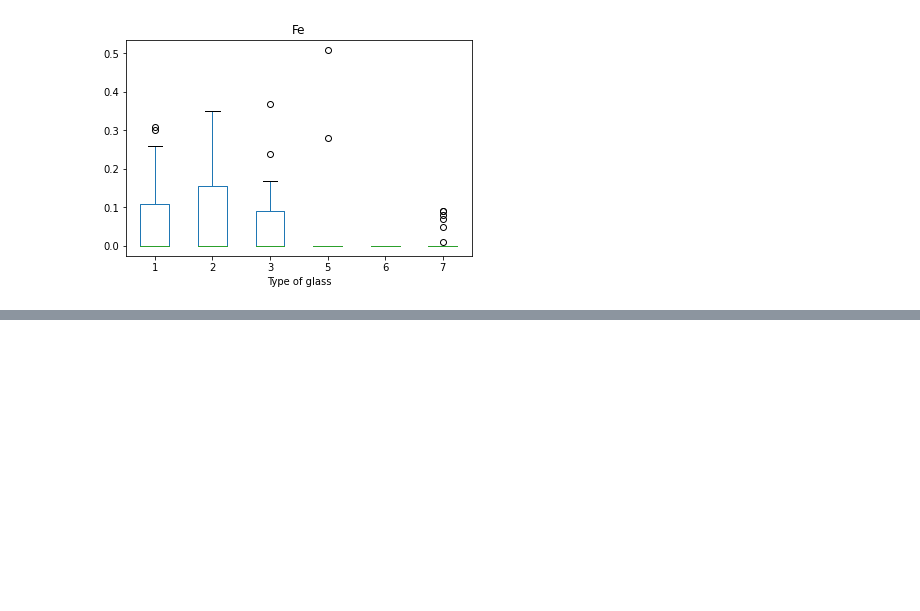
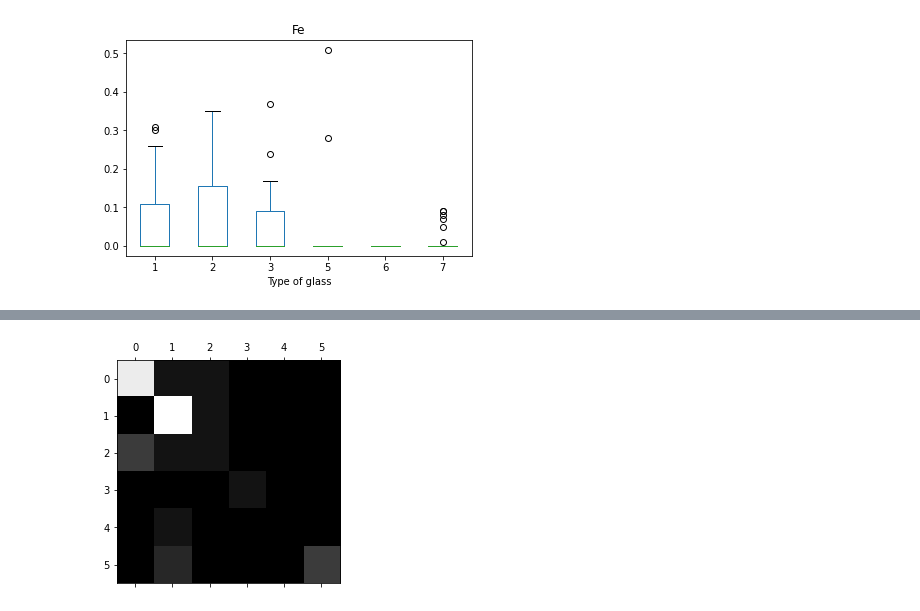
Before and after one commit to RaphaelJ-S/inf5081-tp1, a Jupyter notebook: app/app.ipynb, the cells around one changed output, grey strips where cells are left out. Cells and saved outputs as stored; diff of their text form; code cells hidden in the pictures; blank space fills up the shorter version.

```diff
--- a/app/app.ipynb
+++ b/app/app.ipynb
@@ -343,0 +193,8 @@ for column in data.data_frame.columns:
+# %%
+# Matrice de confusion pour le classificateur random forest
+
+conf_mx_forest = confusion_matrix(test_label, forest_prediction)
+plt.matshow(conf_mx_forest, cmap=plt.cm.gray)
+plt.show()
+# %% [output]
+[figure, added]
```
Also changed, not shown: parts of 47 cells of this notebook, 2 other files.
